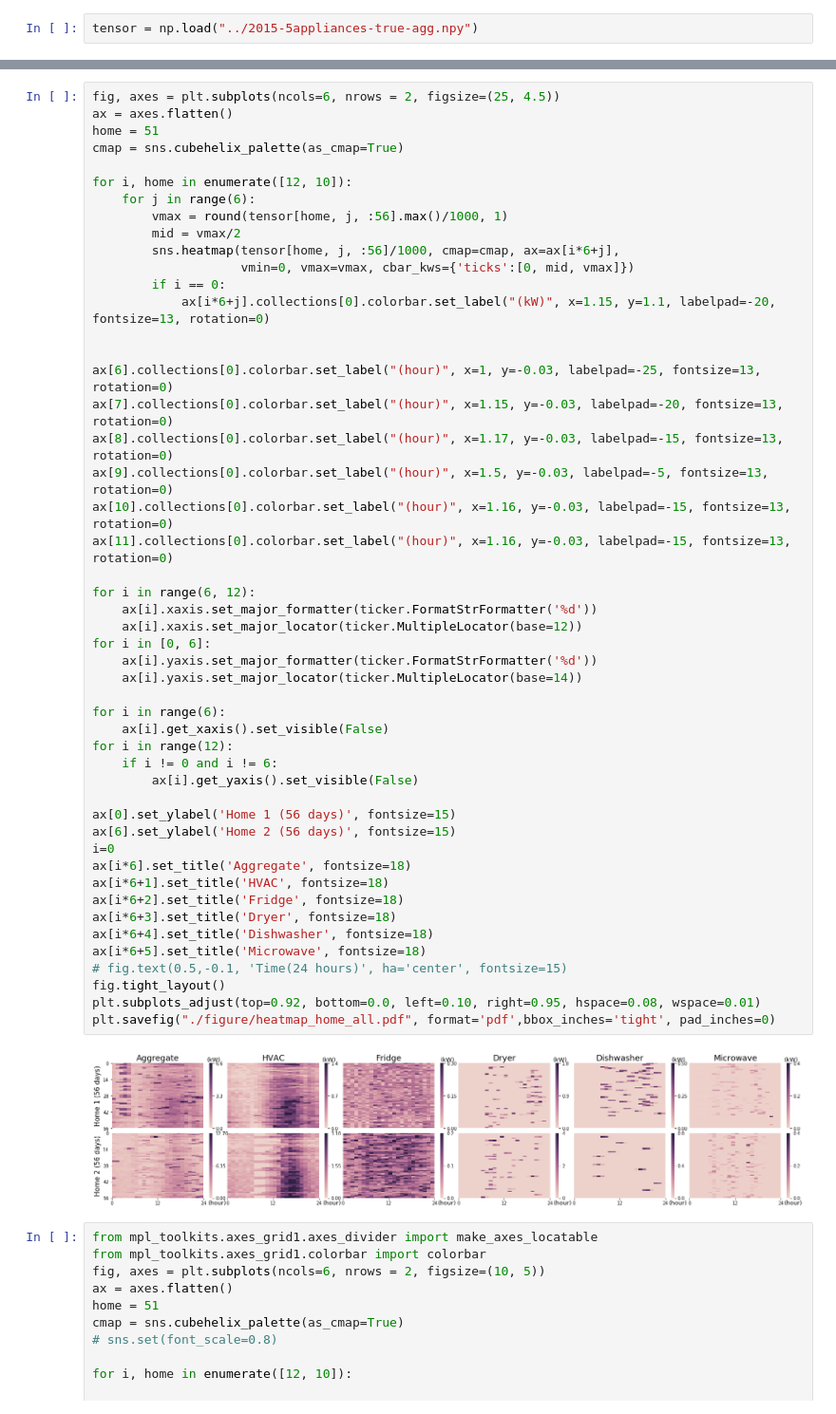
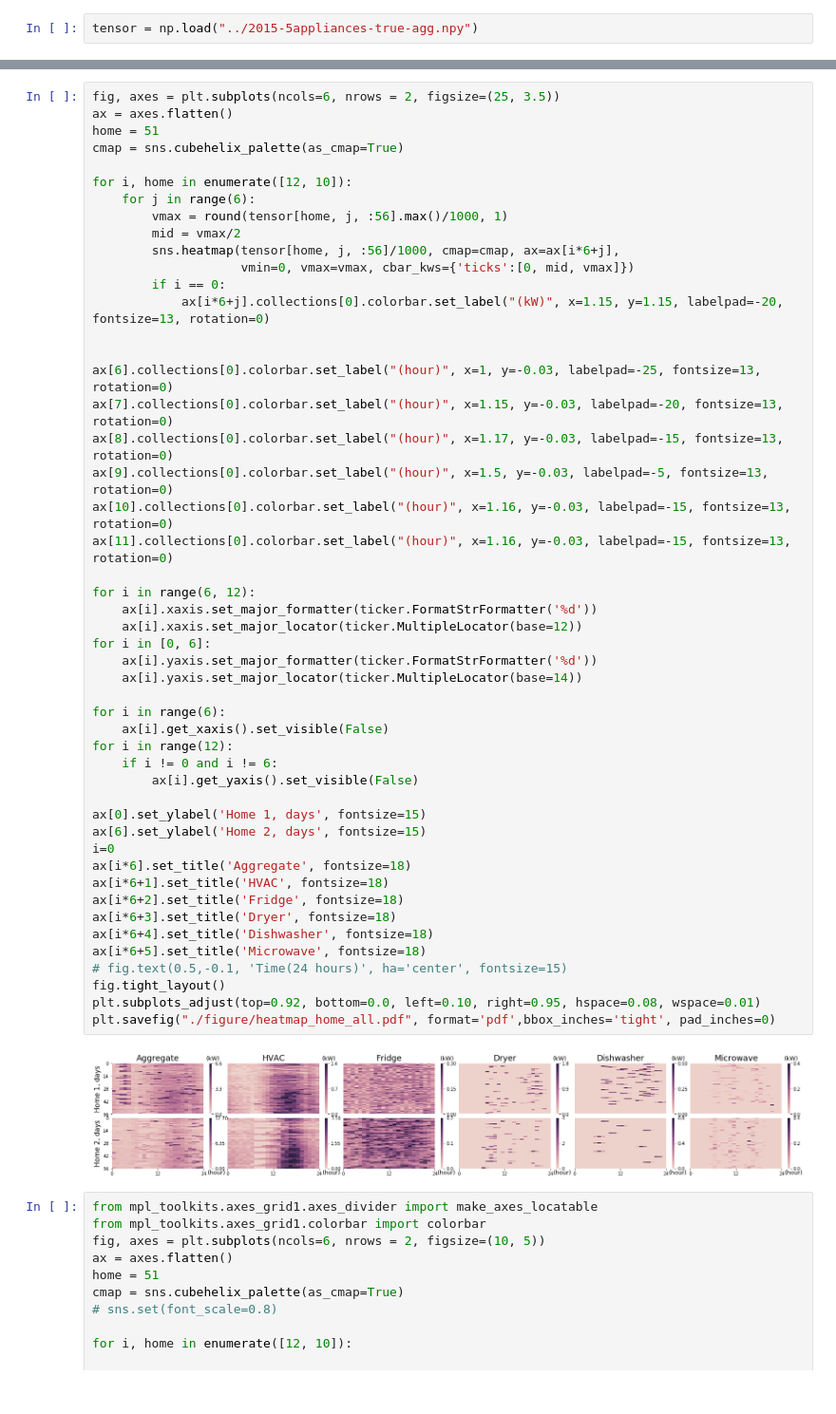
Before and after one commit to nipunbatra/freq-nilm, a Jupyter notebook: notebooks/paper_figures_1.ipynb, the cells around one changed output, grey strips where cells are left out. Shown at 95% size. Drawn from its saved outputs; the diff is of its cells as text.

```diff
--- a/notebooks/paper_figures_1.ipynb
+++ b/notebooks/paper_figures_1.ipynb
@@ -71,5 +71,5 @@ plt.savefig("./figure/heatmap_home_all_2.pdf", format='pdf',bbox_inches='tight',
 # %%
-fig, axes = plt.subplots(ncols=6, nrows = 2, figsize=(25, 4.5))
+fig, axes = plt.subplots(ncols=6, nrows = 2, figsize=(25, 3.5))
 ax = axes.flatten()
 home = 51
 cmap = sns.cubehelix_palette(as_cmap=True)
@@ -81,7 +81,7 @@ for i, home in enumerate([12, 10]):
         sns.heatmap(tensor[home, j, :56]/1000, cmap=cmap, ax=ax[i*6+j],
                     vmin=0, vmax=vmax, cbar_kws={'ticks':[0, mid, vmax]})
         if i == 0:
-            ax[i*6+j].collections[0].colorbar.set_label("(kW)", x=1.15, y=1.1, labelpad=-20, fontsize=13, rotation=0)
+            ax[i*6+j].collections[0].colorbar.set_label("(kW)", x=1.15, y=1.15, labelpad=-20, fontsize=13, rotation=0)
 
 
 ax[6].collections[0].colorbar.set_label("(hour)", x=1, y=-0.03, labelpad=-25, fontsize=13, rotation=0)
@@ -89,36 +89,36 @@ ax[7].collections[0].colorbar.set_label("(hour)", x=1.15, y=-0.03, labelpad=-20,
 ax[8].collections[0].colorbar.set_label("(hour)", x=1.17, y=-0.03, labelpad=-15, fontsize=13, rotation=0)
 ax[9].collections[0].colorbar.set_label("(hour)", x=1.5, y=-0.03, labelpad=-5, fontsize=13, rotation=0)
 ax[10].collections[0].colorbar.set_label("(hour)", x=1.16, y=-0.03, labelpad=-15, fontsize=13, rotation=0)
 ax[11].collections[0].colorbar.set_label("(hour)", x=1.16, y=-0.03, labelpad=-15, fontsize=13, rotation=0)
 
 for i in range(6, 12):
     ax[i].xaxis.set_major_formatter(ticker.FormatStrFormatter('%d'))
     ax[i].xaxis.set_major_locator(ticker.MultipleLocator(base=12))
 for i in [0, 6]:
     ax[i].yaxis.set_major_formatter(ticker.FormatStrFormatter('%d'))
     ax[i].yaxis.set_major_locator(ticker.MultipleLocator(base=14))
 
 for i in range(6):
     ax[i].get_xaxis().set_visible(False)
 for i in range(12):
     if i != 0 and i != 6:
         ax[i].get_yaxis().set_visible(False)
 
-ax[0].set_ylabel('Home 1 (56 days)', fontsize=15)
-ax[6].set_ylabel('Home 2 (56 days)', fontsize=15)
+ax[0].set_ylabel('Home 1, days', fontsize=15)
+ax[6].set_ylabel('Home 2, days', fontsize=15)
 i=0
 ax[i*6].set_title('Aggregate', fontsize=18)
 ax[i*6+1].set_title('HVAC', fontsize=18)
 ax[i*6+2].set_title('Fridge', fontsize=18)
 ax[i*6+3].set_title('Dryer', fontsize=18)
 ax[i*6+4].set_title('Dishwasher', fontsize=18)
 ax[i*6+5].set_title('Microwave', fontsize=18)
 # fig.text(0.5,-0.1, 'Time(24 hours)', ha='center', fontsize=15)
 fig.tight_layout()
 plt.subplots_adjust(top=0.92, bottom=0.0, left=0.10, right=0.95, hspace=0.08, wspace=0.01)
 plt.savefig("./figure/heatmap_home_all.pdf", format='pdf',bbox_inches='tight', pad_inches=0)
 # %% [output]
-[figure, old version]
+[figure, new version]
 # %%
 from mpl_toolkits.axes_grid1.axes_divider import make_axes_locatable
 from mpl_toolkits.axes_grid1.colorbar import colorbar
```
Also changed, not shown: parts of 1 cell of this notebook, 58 other files.
